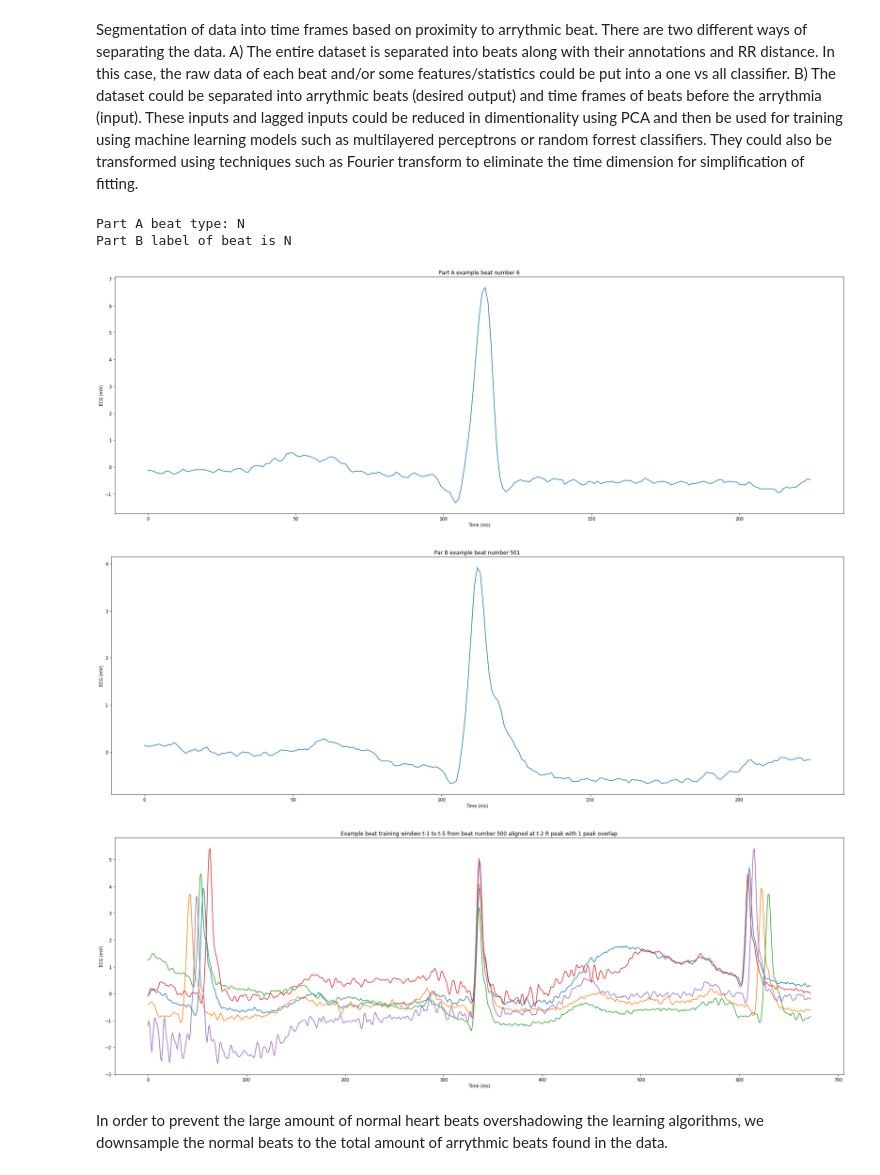
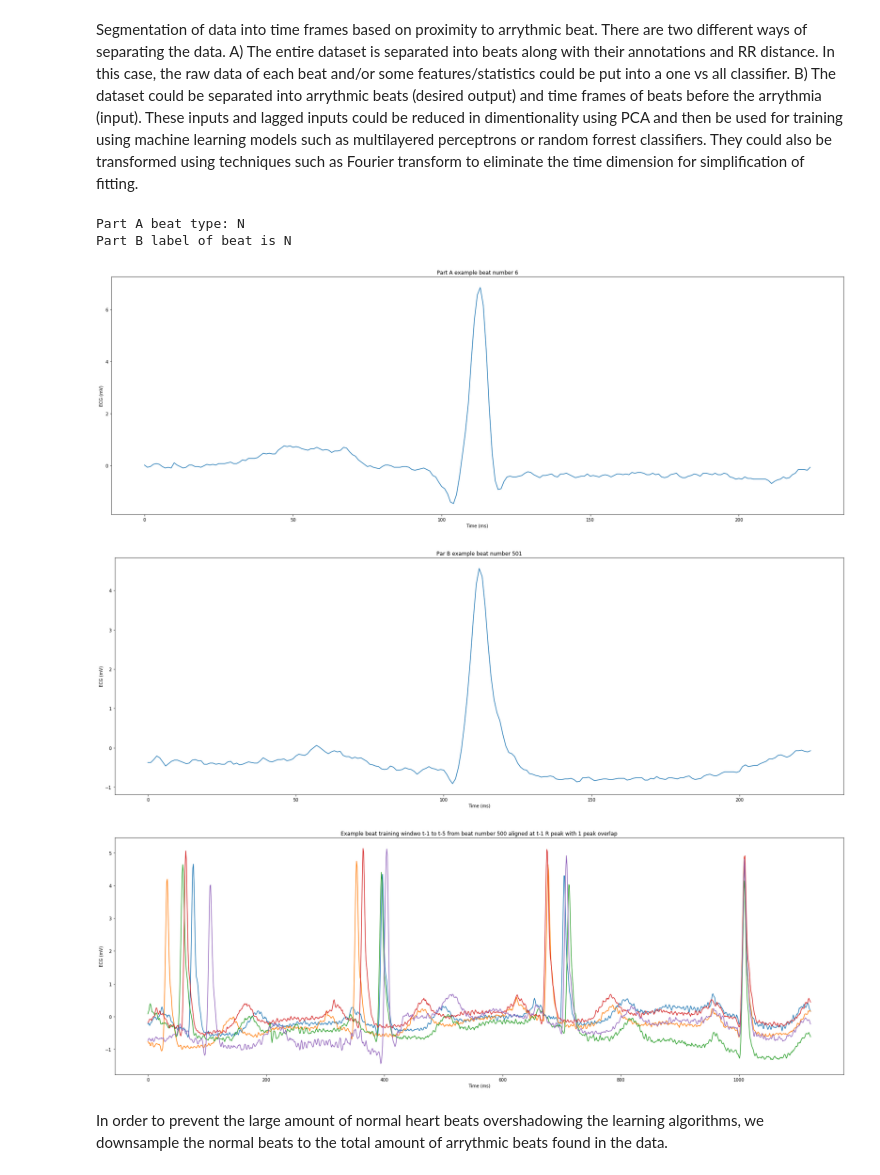
Before and after one commit to chandra-natarajan/TeamExplore, a Jupyter notebook: Workshopv2.ipynb, the cells around one changed output. Cells and saved outputs as stored; diff of their text form; code cells hidden in the pictures.

```diff
--- a/Workshopv2.ipynb
+++ b/Workshopv2.ipynb
@@ -173,8 +173,8 @@ plt.tick_params('y')
 # %% [markdown]
 Segmentation of data into time frames based on proximity to arrythmic beat. There are two different ways of separating the data. A) The entire dataset is separated into beats along with their annotations and RR distance. In this case, the raw data of each beat and/or some features/statistics could be put into a one vs all classifier. B) The dataset could be separated into arrythmic beats (desired output) and time frames of beats before the arrythmia (input). These inputs and lagged inputs could be reduced in dimentionality using PCA and then be used for training using machine learning models such as multilayered perceptrons or random forrest classifiers. They could also be transformed using techniques such as Fourier transform to eliminate the time dimension for simplification of fitting.
 # %%
-wr = 3 #average amount of heart beats/R peaks for a segment
-ws = 2 #peak alignment for the windows counting from the direction of the arrythmic beat
+wr = 5 #average amount of heart beats/R peaks for a segment
+ws = 1 #peak alignment for the windows counting from the direction of the arrythmic beat
 over = 1 #peak overlap allowed between windows
 
 dat = 500 #visualize which arrythmic window for part B
@@ -225,7 +225,7 @@ for i in range(len(hrs)):
 ttlen=tlen
 tlen=sum(ttlen)/len(ttlen) #averages data length across patients for a global number to use
 
-abl=['L','R','B','A','a','J','S','V','r','F','e','j','n','E','P','f','Q'] #list of abnormal beats
+abl=['L','R','B','A','a','J','S','V','r','F','e','j','n','E','/','f','Q'] #list of abnormal beats
 bbl=['[','!',']','x','(',')','p','t','u','`','%','^','|','~','+','s','T','*','D','=','"','@'] #list of non-beat annotations
 
 #peak_inds are the peak found through calculation while annall[datanumb] is the annotated peaks
@@ -293,36 +293,36 @@ for t in range(len(annsym)):
             arry.append(annsym[t][i])
             #append all delayed windows
             normalt1.append(pchannel[t][int(annsam[t][i-ws]-(wr-ws)*tlen-tlen/2):int(annsam[t][i-ws]+ws*tlen-tlen/2)])
             normalt2.append(pchannel[t][int(annsam[t][i-ws-wr+over]-(wr-ws)*tlen-tlen/2):int(annsam[t][i-ws-wr+over]+ws*tlen-tlen/2)])
             normalt3.append(pchannel[t][int(annsam[t][i-ws-2*wr+2*over]-(wr-ws)*tlen-tlen/2):int(annsam[t][i-ws-2*wr+2*over]+ws*tlen-tlen/2)])
             normalt4.append(pchannel[t][int(annsam[t][i-ws-3*wr+3*over]-(wr-ws)*tlen-tlen/2):int(annsam[t][i-ws-3*wr+3*over]+ws*tlen-tlen/2)])
             normalt5.append(pchannel[t][int(annsam[t][i-ws-4*wr+4*over]-(wr-ws)*tlen-tlen/2):int(annsam[t][i-ws-4*wr+4*over]+ws*tlen-tlen/2)])
             #append all different data windows right before the annotated beats
 
 plt.figure(figsize=(30,10))
 plt.plot(nrry[dat])
 plt.title('Par B example beat number '+str(dat+1))
 plt.xlabel('Time (ms)')
 plt.ylabel('ECG (mV)')
 plt.tick_params('y')
 print('Part B label of beat is '+arry[dat])
 
 plt.figure(figsize=(30,10))
 plt.plot(normalt1[dat])
 plt.plot(normalt2[dat])
 plt.plot(normalt3[dat])
 plt.plot(normalt4[dat])
 plt.plot(normalt5[dat])
 plt.title('Example beat training windwo t-1 to t-5 from beat number '+str(dat)+' aligned at t-'+str(ws)+' R peak with '+str(over)+' peak overlap')
 plt.xlabel('Time (ms)')
 plt.ylabel('ECG (mV)')
 plt.tick_params('y')
 # %% [output]
 Part A beat type: N
 Part B label of beat is N
-[figure, old version]
+[figure, new version]
-[figure, old version]
+[figure, new version]
-[figure, old version]
+[figure, new version]
 # %% [markdown]
 In order to prevent the large amount of normal heart beats overshadowing the learning algorithms, we downsample the normal beats to the total amount of arrythmic beats found in the data.
 # %%
```
Also changed, not shown: parts of 6 cells of this notebook.
